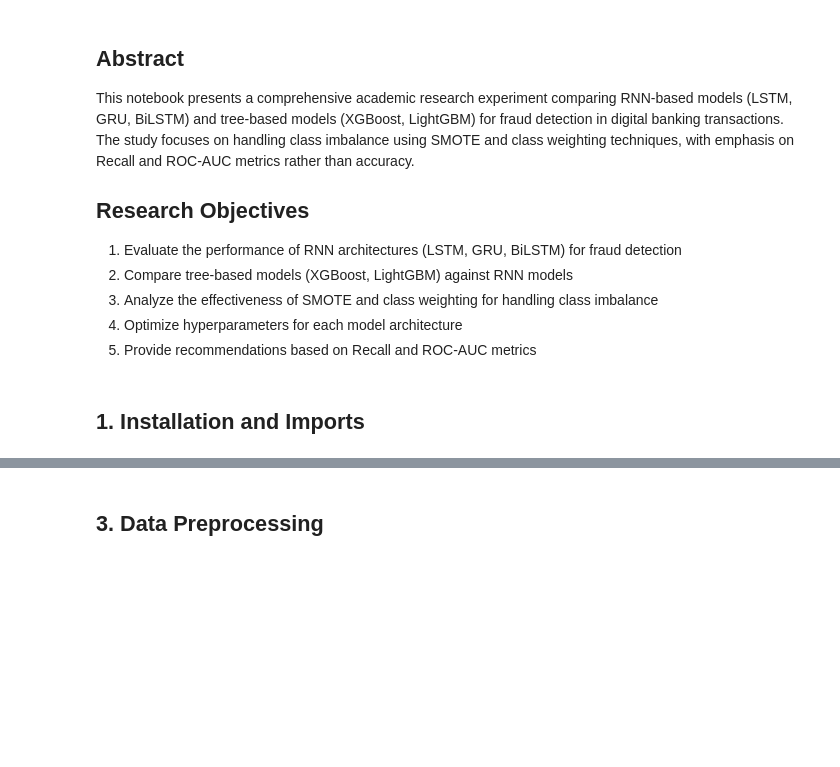
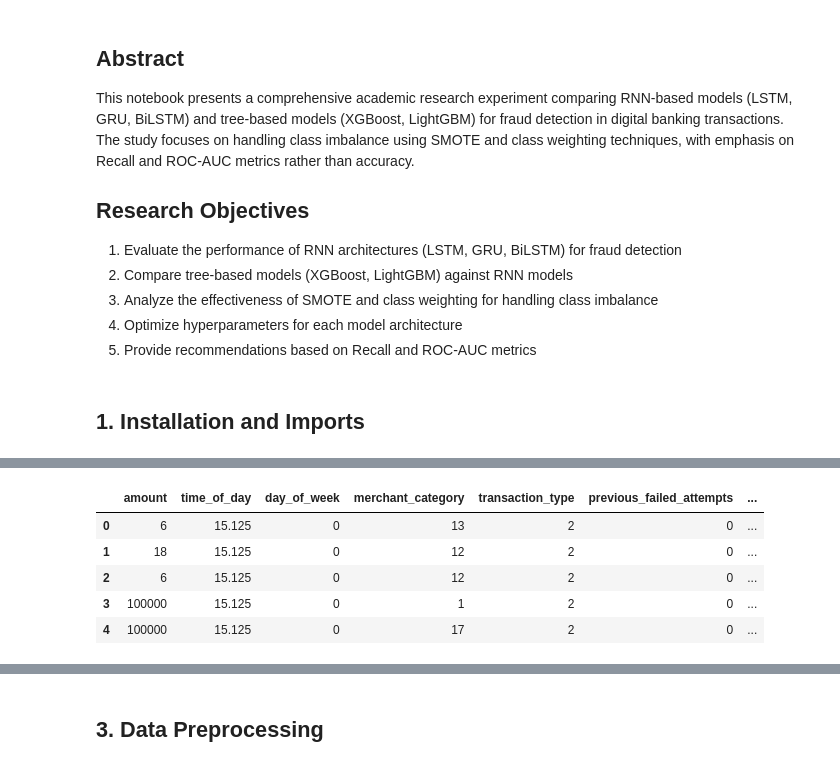
Before and after one commit to gandharyanto/ml_fraud_detection, a Jupyter notebook: fraud_detection.ipynb, the cells around one changed output, grey strips where cells are left out. Drawn from its saved outputs; the diff is of its cells as text; code cells hidden in the pictures; blank space fills up the shorter version.

```diff
--- a/fraud_detection.ipynb
+++ b/fraud_detection.ipynb
@@ -184,0 +408,84 @@ print(f"Fraud cases: {sample_df['is_fraud'].sum()} ({sample_df['is_fraud'].mean(
+# %%
+# Continue with additional feature engineering
+df_raw['merchant_category'] = (pd.to_numeric(df_raw['MCC'], errors='coerce').fillna(0).astype(int) % 20)  # Normalize to 0-19
+
+# Handle PROC_CODE - convert to string first, then extract first character safely
+proc_code_str = df_raw['PROC_CODE'].astype(str).str[:1]
+df_raw['transaction_type'] = pd.to_numeric(proc_code_str, errors='coerce').fillna(0).astype(int) % 5
+
+# Encode categorical variables
+le_channel = LabelEncoder()
+le_acquirer = LabelEncoder()
+le_issuer = LabelEncoder()
+
+df_raw['channel_encoded'] = le_channel.fit_transform(df_raw['CHANNEL'].fillna('UNKNOWN'))
+df_raw['acquirer_encoded'] = le_acquirer.fit_transform(df_raw['ACQUIRER'].fillna('UNKNOWN'))
+df_raw['issuer_encoded'] = le_issuer.fit_transform(df_raw['ISSUER'].fillna('UNKNOWN'))
+
+# Create additional features
+df_raw['response_code_numeric'] = pd.to_numeric(df_raw['RESPONSE_CODE'], errors='coerce').fillna(0)
+df_raw['previous_failed_attempts'] = (df_raw['response_code_numeric'] != 0).astype(int)  # Simplified
+df_raw['is_foreign'] = (df_raw['KODE_ACQUIRER'] != df_raw['KODE_ACQUIRER'].mode()[0]).astype(int) if len(df_raw['KODE_ACQUIRER'].mode()) > 0 else 0
+
+# Terminal and card features
+df_raw['terminal_code_numeric'] = pd.to_numeric(df_raw['TERMINAL_CODE'], errors='coerce').fillna(0)
+df_raw['device_type'] = (df_raw['terminal_code_numeric'] % 4).astype(int)
+df_raw['ip_address_country'] = (df_raw['terminal_code_numeric'] % 50).astype(int)
+
+# Calculate transaction frequency per card (simplified - using card number hash)
+df_raw['card_hash'] = df_raw['NO_CARD'].astype(str).apply(hash) % 1000
+card_counts = df_raw.groupby('card_hash').size().to_dict()
+df_raw['transaction_frequency'] = df_raw['card_hash'].map(card_counts).fillna(1)
+
+# Velocity features (simplified - using time-based grouping)
+# Fill NaN before converting to int - ensure time_of_day is not NaN
+df_raw['time_of_day'] = df_raw['time_of_day'].fillna(df_raw['time_of_day'].median() if not df_raw['time_of_day'].isna().all() else 12.0)
+df_raw['hour_group'] = df_raw['time_of_day'].astype(int)
+hour_counts = df_raw.groupby('hour_group').size().to_dict()
+df_raw['velocity_1h'] = df_raw['hour_group'].map(hour_counts).fillna(1)
+
+# Ensure day_of_week is not NaN
+df_raw['day_of_week'] = df_raw['day_of_week'].fillna(0).astype(int)
+day_counts = df_raw.groupby('day_of_week').size().to_dict()
+df_raw['velocity_24h'] = df_raw['day_of_week'].map(day_counts).fillna(1)
+
+# Account age (simplified - using card number as proxy)
+df_raw['account_age_days'] = ((df_raw['card_hash'] % 3650) + 30).astype(float)  # Random between 30-3650
+
+# Balance features (simplified - using amount as proxy)
+# Ensure amount is not NaN before calculation
+df_raw['amount'] = df_raw['amount'].fillna(df_raw['amount'].median() if not df_raw['amount'].isna().all() else 100000)
+np.random.seed(42)  # Set seed for reproducibility
+df_raw['balance_before'] = df_raw['amount'] * np.random.uniform(1.5, 3.0, len(df_raw))
+df_raw['balance_after'] = df_raw['balance_before'] - df_raw['amount']
+df_raw['balance_after'] = df_raw['balance_after'].clip(lower=0)
+
+# Select features for modeling - INCLUDE A1-A6 features
+feature_columns = [
+    'amount', 'time_of_day', 'day_of_week', 'merchant_category',
+    'transaction_type', 'previous_failed_attempts', 'account_age_days',
+    'transaction_frequency', 'balance_before', 'balance_after',
+    'is_foreign', 'device_type', 'ip_address_country',
+    'velocity_1h', 'velocity_24h',
+    # Add suspicious behavior features
+    'A1', 'A2', 'A3', 'A4', 'A5', 'A6', 'total_suspicious_behaviors'
+]
+
+# Create final dataset
+df = df_raw[feature_columns + ['is_fraud']].copy()
+
+# Remove rows with missing values
+df = df.dropna()
+
+print(f"\n{'='*60}")
+print(f"Preprocessed dataset: {df.shape[0]} rows, {df.shape[1]} columns")
+print(f"{'='*60}")
+print(f"\nFraud distribution:")
+print(df['is_fraud'].value_counts())
+print(f"\nFraud percentage: {df['is_fraud'].mean()*100:.2f}%")
+print(f"\nFeature columns ({len(feature_columns)} features):")
+for i, feat in enumerate(feature_columns, 1):
+    print(f"  {i:2d}. {feat}")
+print(f"\nFirst few rows of processed data:")
+df.head()
+# %% [output]
@@ -184,0 +509,6 @@ print(f"Fraud cases: {sample_df['is_fraud'].sum()} ({sample_df['is_fraud'].mean(
+|  | amount | time_of_day | day_of_week | merchant_category | transaction_type | previous_failed_attempts | ... |
+| 0 | 6 | 15.125 | 0 | 13 | 2 | 0 | ... |
+| 1 | 18 | 15.125 | 0 | 12 | 2 | 0 | ... |
+| 2 | 6 | 15.125 | 0 | 12 | 2 | 0 | ... |
+| 3 | 100000 | 15.125 | 0 | 1 | 2 | 0 | ... |
+| 4 | 100000 | 15.125 | 0 | 17 | 2 | 0 | ... |
```
Also changed, not shown: parts of 40 cells of this notebook, 4 other files.
